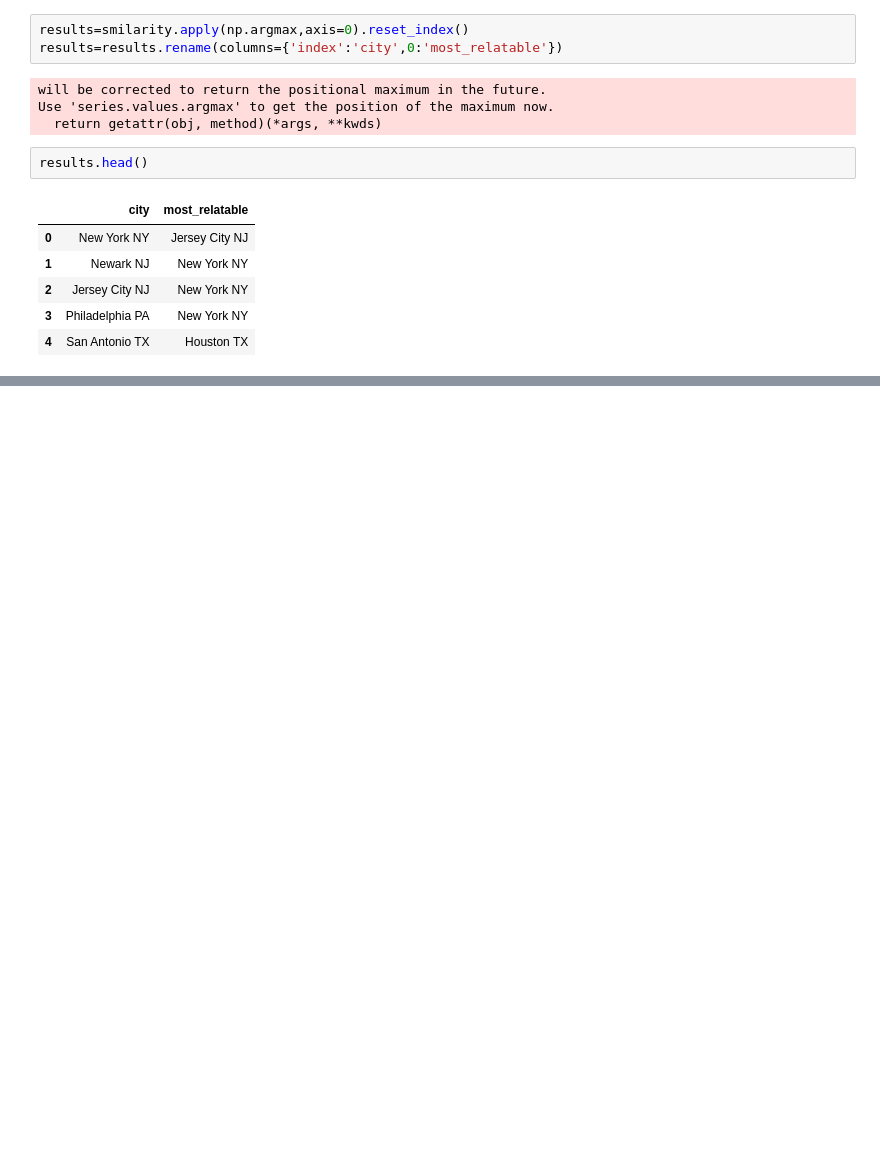
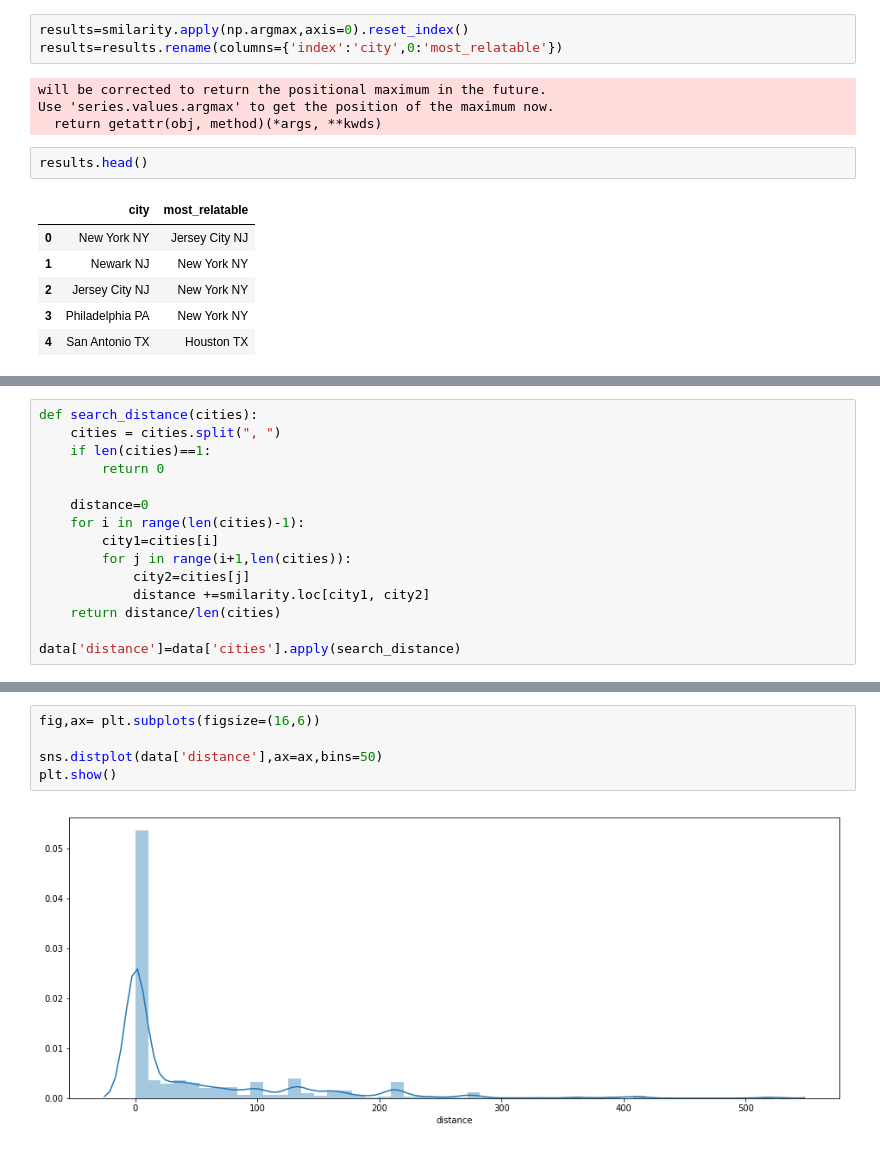
Before and after one commit to Daniel1020/TakeHomeChallenges, a Jupyter notebook: Travel Flight Prediction.ipynb, the cells around one changed output, grey strips where cells are left out. Drawn from its saved outputs; the diff is of its cells as text; blank space fills up the shorter version.

Commit message:
13 Travel City Similarity
Travel City Similarity

```diff
--- a/Travel Flight Prediction.ipynb
+++ b/Travel Flight Prediction.ipynb
@@ -157,0 +170,15 @@ results.head()
+# %%
+def search_distance(cities):
+    cities = cities.split(", ")
+    if len(cities)==1:
+        return 0
+
+    distance=0
+    for i in range(len(cities)-1):
+        city1=cities[i]
+        for j in range(i+1,len(cities)):
+            city2=cities[j]
+            distance +=smilarity.loc[city1, city2]
+    return distance/len(cities)
+
+data['distance']=data['cities'].apply(search_distance)
@@ -157,0 +194,7 @@ results.head()
+# %%
+fig,ax= plt.subplots(figsize=(16,6))
+
+sns.distplot(data['distance'],ax=ax,bins=50)
+plt.show()
+# %% [output]
+[figure, added]
```
Also changed, not shown: parts of 3 cells of this notebook.
